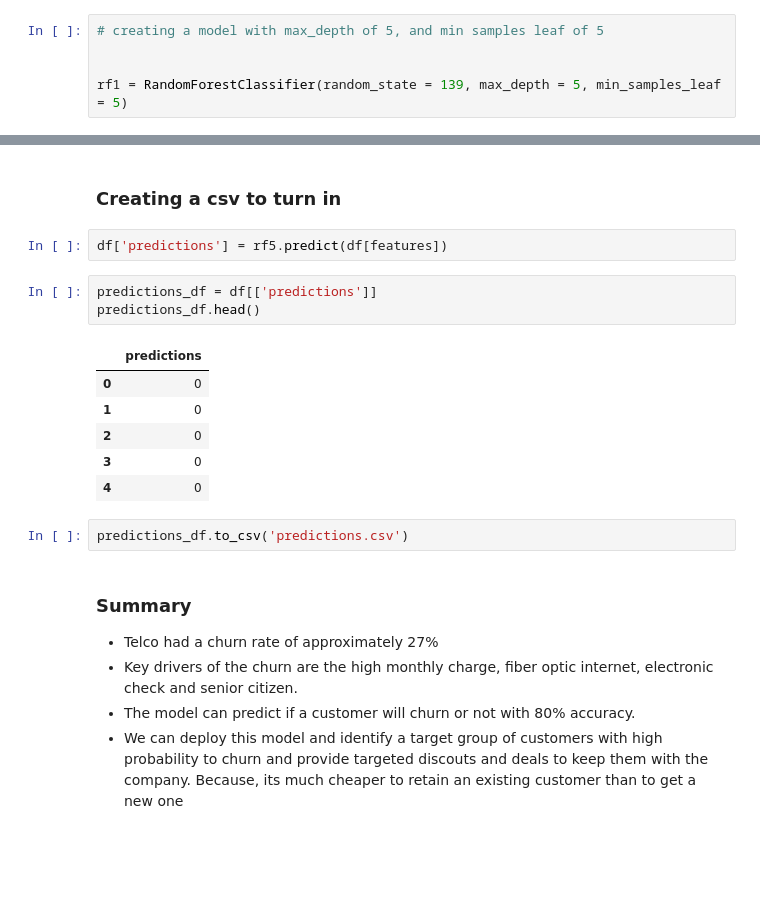
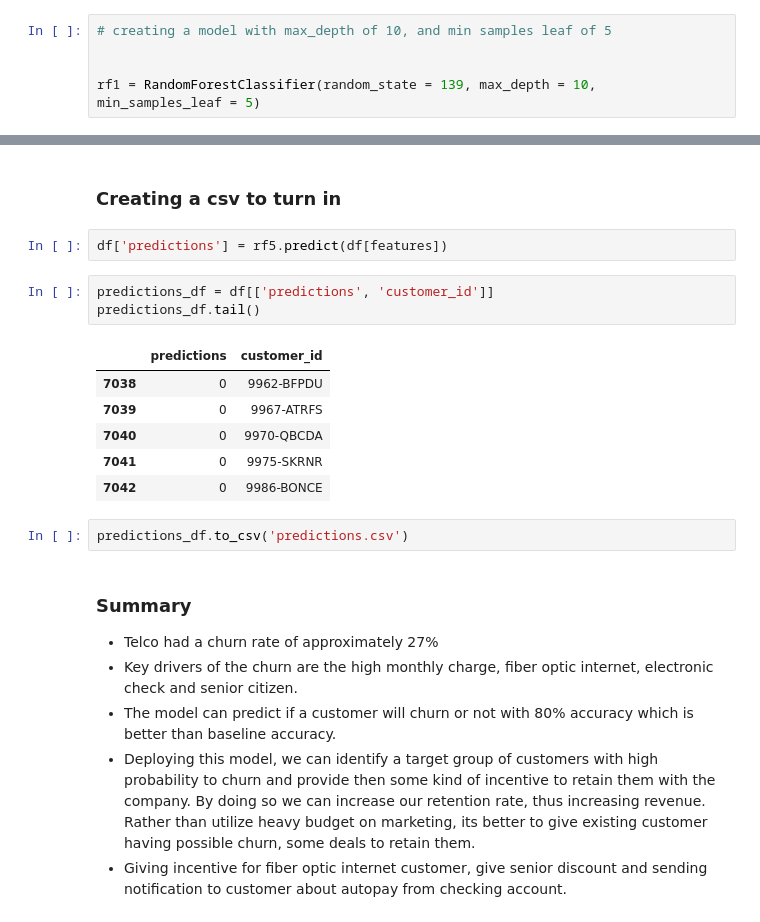
Before and after one commit to rajaramgautam/classification_project, a Jupyter notebook: Classification_Project.ipynb, the cells around one changed output, grey strips where cells are left out. Saved outputs shown, nothing was run; the diff lists cells and outputs as text; blank space fills up the shorter version.

```diff
--- a/Classification_Project.ipynb
+++ b/Classification_Project.ipynb
@@ -756,10 +808,10 @@ weighted avg       0.81      0.82      0.81      4500
 
 ### Model 4
 # %%
-# creating a model with max_depth of 5, and min samples leaf of 5
+# creating a model with max_depth of 10, and min samples leaf of 5
 
 
-rf1 = RandomForestClassifier(random_state = 139, max_depth = 5, min_samples_leaf = 5)
+rf1 = RandomForestClassifier(random_state = 139, max_depth = 10, min_samples_leaf = 5)
 # %%
 # fitting our model
 
@@ -1034,23 +1087,24 @@ weighted avg       0.78      0.80      0.78      1407
 # %% [markdown]
 ### Creating a csv to turn in
-# %%
-df['predictions'] = rf5.predict(df[features])
-# %%
-predictions_df = df[['predictions']]
-predictions_df.head()
-# %% [output]
-|  | predictions |
-| 0 | 0 |
-| 1 | 0 |
-| 2 | 0 |
-| 3 | 0 |
-| 4 | 0 |
-# %%
-predictions_df.to_csv('predictions.csv')
+# %%
+df['predictions'] = rf5.predict(df[features])
+# %%
+predictions_df = df[['predictions', 'customer_id']]
+predictions_df.tail()
+# %% [output]
+|  | predictions | customer_id |
+| 7038 | 0 | 9962-BFPDU |
+| 7039 | 0 | 9967-ATRFS |
+| 7040 | 0 | 9970-QBCDA |
+| 7041 | 0 | 9975-SKRNR |
+| 7042 | 0 | 9986-BONCE |
+# %%
+predictions_df.to_csv('predictions.csv')
 # %% [markdown]
 ### Summary
 
 - Telco had a churn rate of approximately 27%
 - Key drivers of the churn are the high monthly charge, fiber optic internet, electronic check and senior citizen.
-- The model can predict if a customer will churn or not with 80% accuracy.
-- We can deploy this model and identify a target group of customers with high probability to churn and provide targeted discouts and deals to keep them with the company. Because, its much cheaper to retain an existing customer than to get a new one
+- The model can predict if a customer will churn or not with 80% accuracy which is better than baseline accuracy.
+- Deploying this model, we can identify a target group of customers with high probability to churn and provide then some kind of incentive to retain them with the company. By doing so we can increase our retention rate, thus increasing revenue. Rather than utilize heavy budget on marketing, its better to give existing customer having possible churn, some deals to retain them.
+- Giving incentive for fiber optic internet customer, give senior discount and sending notification to customer about autopay from checking account.
```
Also changed, not shown: parts of 32 cells of this notebook.
